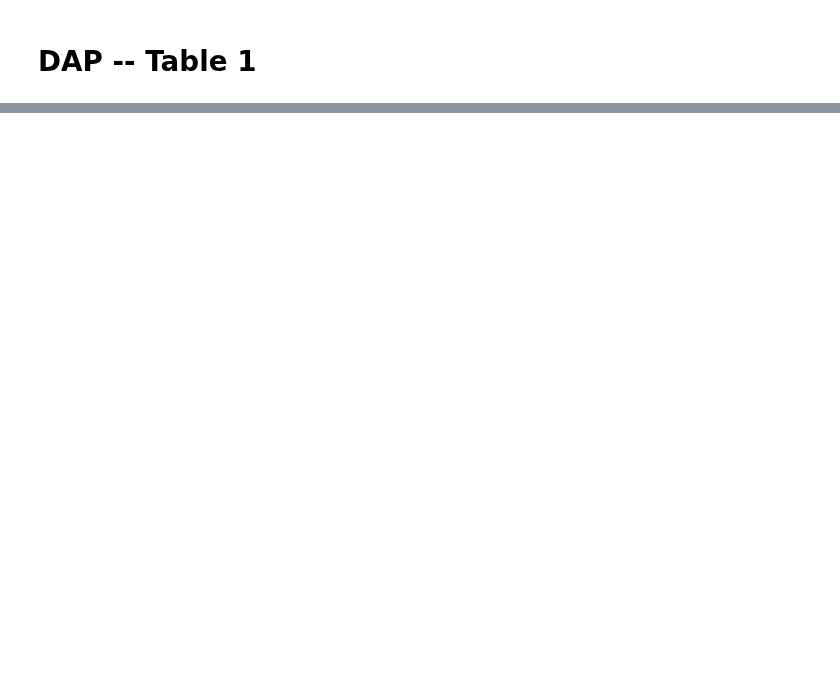
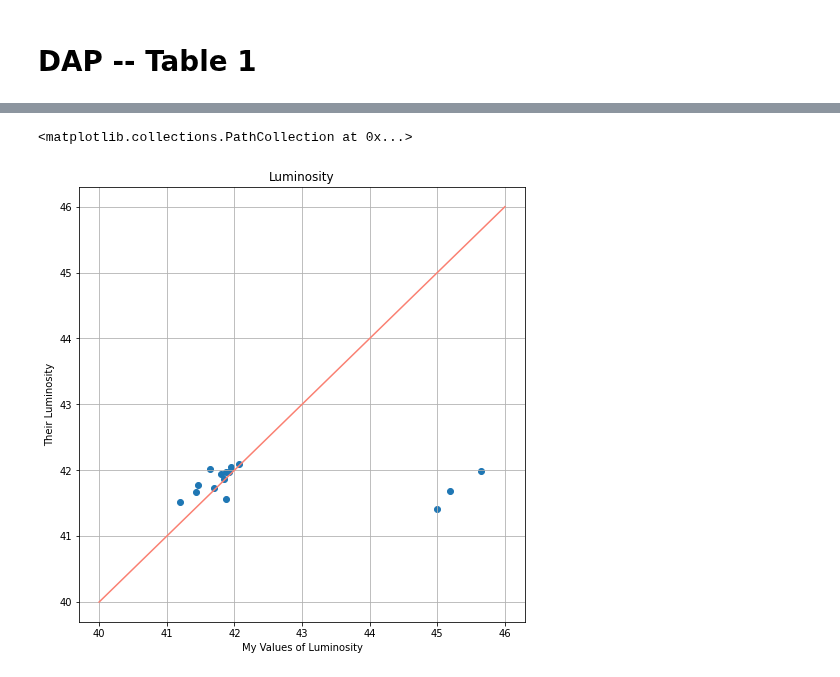
Before and after one commit to Natacha-U/Snr-Prj, a Jupyter notebook: Notebooks/H-Alpha/Area_Calculator.ipynb, the cells around one changed output, grey strips where cells are left out. Cells and saved outputs as stored; diff of their text form; code cells hidden in the pictures; blank space fills up the shorter version.

```diff
--- a/Notebooks/H-Alpha/Area_Calculator.ipynb
+++ b/Notebooks/H-Alpha/Area_Calculator.ipynb
@@ -167,0 +231,13 @@ plt.scatter(ha_table_1['flux'], ha_table_1['Given flux'])
+# %%
+plt.figure(figsize = (8,8))
+plt.grid()
+# plt.xlim(350,650)
+# plt.ylim(350,650)
+plt.xlabel('My Values of Luminosity')
+plt.ylabel('Their Luminosity')
+plt.title('Luminosity')
+plt.plot([40,46], [40,46], color = 'salmon')
+plt.scatter(np.log10(ha_table_2['L erg/s']), np.log10(ha_table_2['Their Lum']))
+# %% [output]
+<matplotlib.collections.PathCollection at 0x...>
+[figure, added]
```
Also changed, not shown: parts of 15 cells of this notebook.
